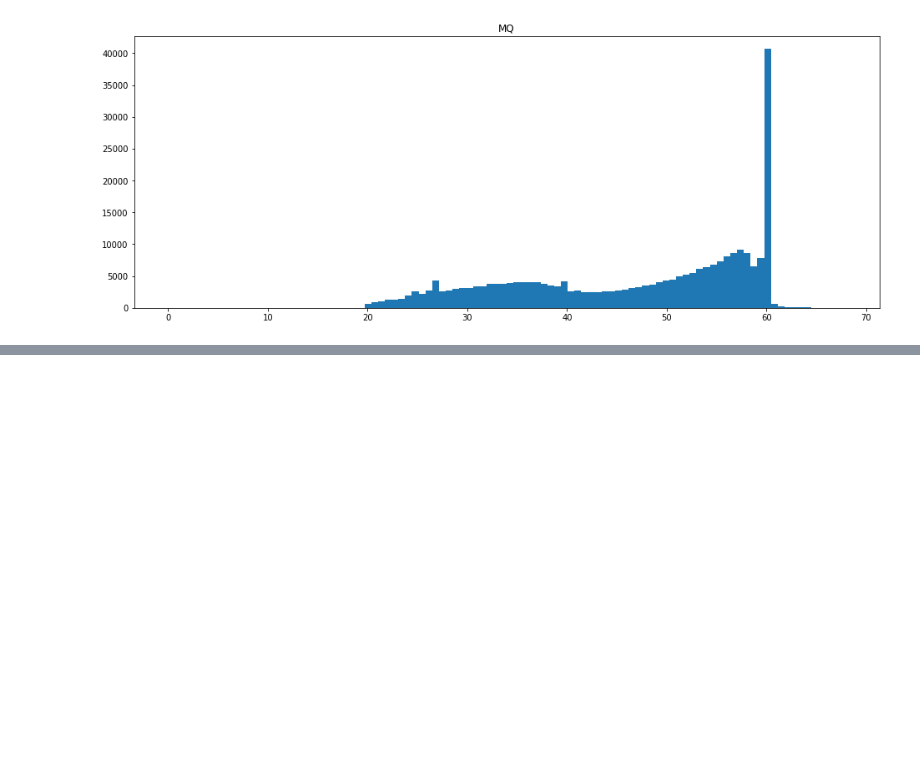
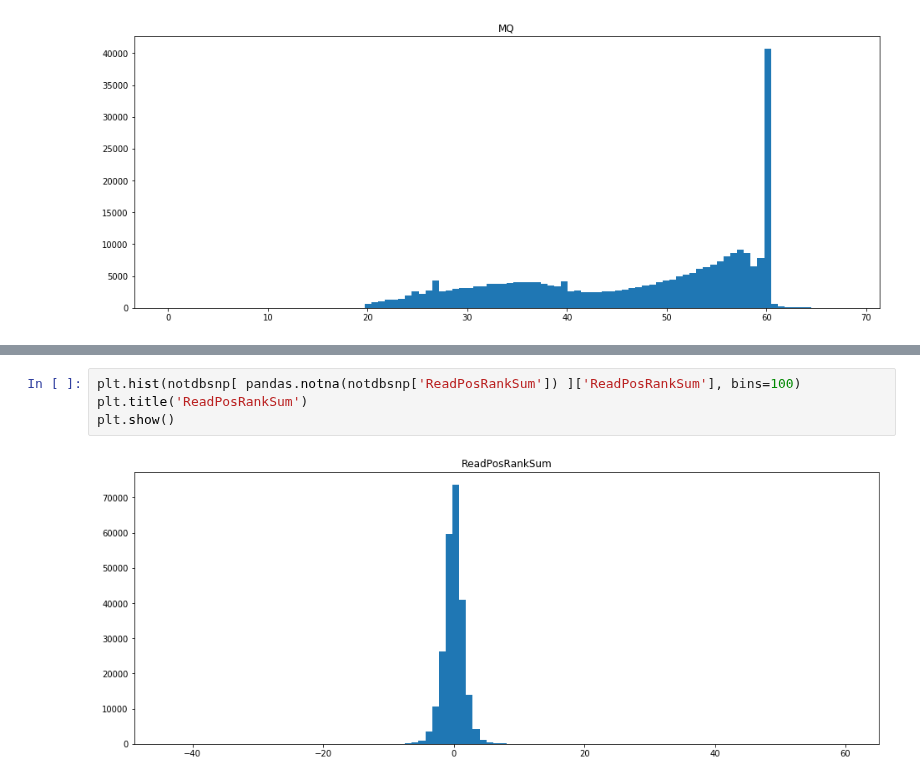
Before and after one commit to jakewendt/notebooks, a Jupyter notebook: vcf_snp_variable_distribution.ipynb, the cells around one changed output, grey strips where cells are left out. Drawn from its saved outputs; the diff is of its cells as text; blank space fills up the shorter version.

```diff
--- a/vcf_snp_variable_distribution.ipynb
+++ b/vcf_snp_variable_distribution.ipynb
@@ -159,0 +235,6 @@ plt.show()
+# %%
+plt.hist(notdbsnp[ pandas.notna(notdbsnp['ReadPosRankSum']) ]['ReadPosRankSum'], bins=100)
+plt.title('ReadPosRankSum')
+plt.show()
+# %% [output]
+[figure, added]
```
Also changed, not shown: parts of 11 cells of this notebook.
